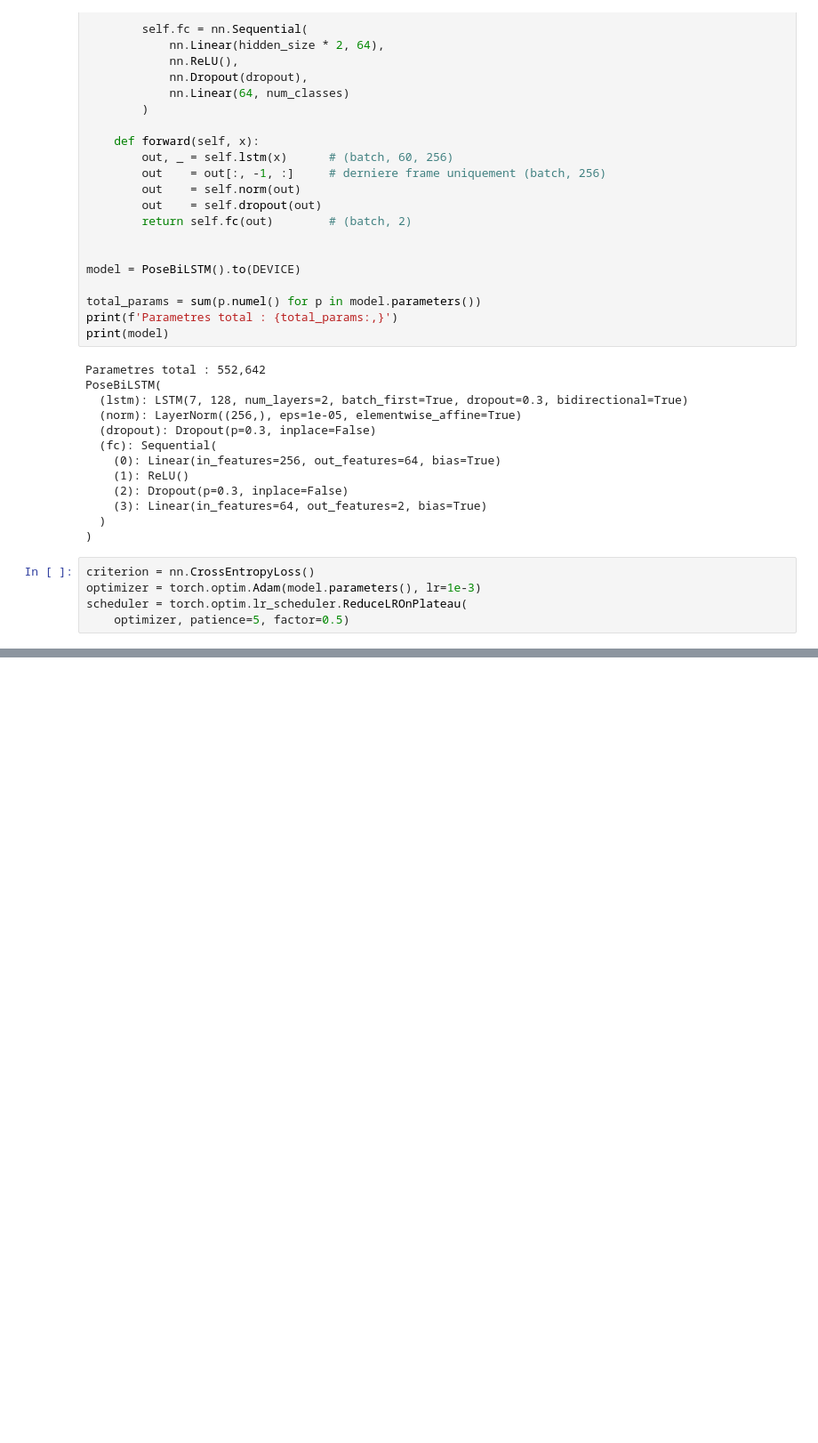
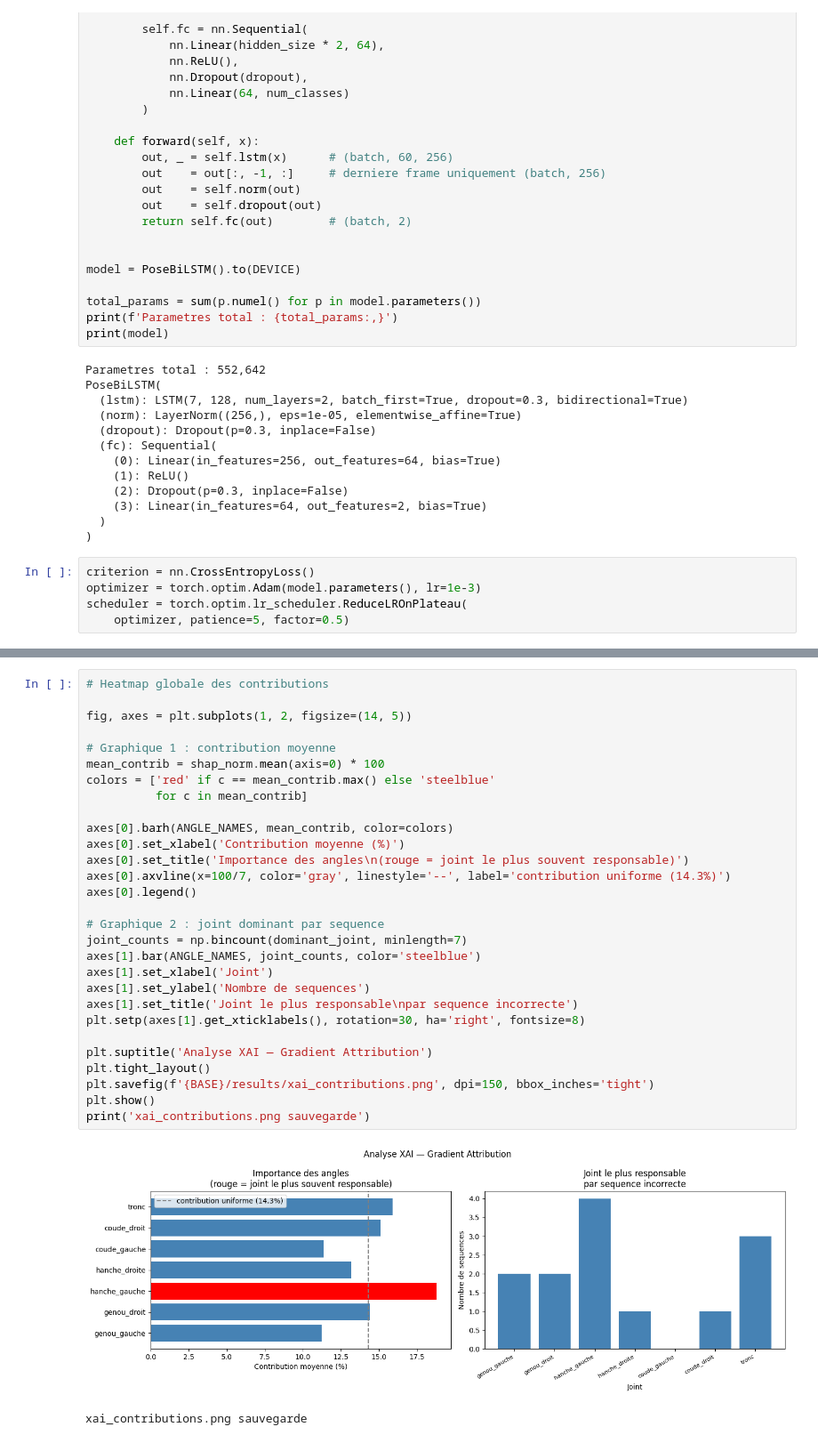
Before and after one commit to aitoufkir-khadija2004/Exercise-Pose-Correction-_Module-AAI, a Jupyter notebook: AAI_Exercise_Pose_Correction.ipynb, the cells around one changed output, grey strips where cells are left out. Shown at 89% size. Saved outputs shown, nothing was run; the diff lists cells and outputs as text; blank space fills up the shorter version.

```diff
--- a/AAI_Exercise_Pose_Correction.ipynb
+++ b/AAI_Exercise_Pose_Correction.ipynb
@@ -654,0 +905,32 @@ training_curves.png sauvegarde
+# %%
+# Heatmap globale des contributions
+
+fig, axes = plt.subplots(1, 2, figsize=(14, 5))
+
+# Graphique 1 : contribution moyenne
+mean_contrib = shap_norm.mean(axis=0) * 100
+colors = ['red' if c == mean_contrib.max() else 'steelblue'
+          for c in mean_contrib]
+
+axes[0].barh(ANGLE_NAMES, mean_contrib, color=colors)
+axes[0].set_xlabel('Contribution moyenne (%)')
+axes[0].set_title('Importance des angles\n(rouge = joint le plus souvent responsable)')
+axes[0].axvline(x=100/7, color='gray', linestyle='--', label='contribution uniforme (14.3%)')
+axes[0].legend()
+
+# Graphique 2 : joint dominant par sequence
+joint_counts = np.bincount(dominant_joint, minlength=7)
+axes[1].bar(ANGLE_NAMES, joint_counts, color='steelblue')
+axes[1].set_xlabel('Joint')
+axes[1].set_ylabel('Nombre de sequences')
+axes[1].set_title('Joint le plus responsable\npar sequence incorrecte')
+plt.setp(axes[1].get_xticklabels(), rotation=30, ha='right', fontsize=8)
+
+plt.suptitle('Analyse XAI — Gradient Attribution')
+plt.tight_layout()
+plt.savefig(f'{BASE}/results/xai_contributions.png', dpi=150, bbox_inches='tight')
+plt.show()
+print('xai_contributions.png sauvegarde')
+# %% [output]
+[figure, added]
+xai_contributions.png sauvegarde
```
Also changed, not shown: parts of 20 cells of this notebook.
